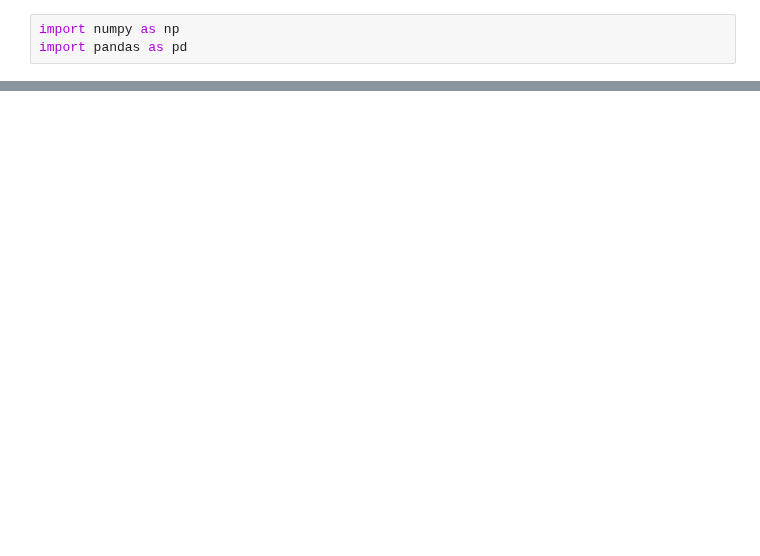
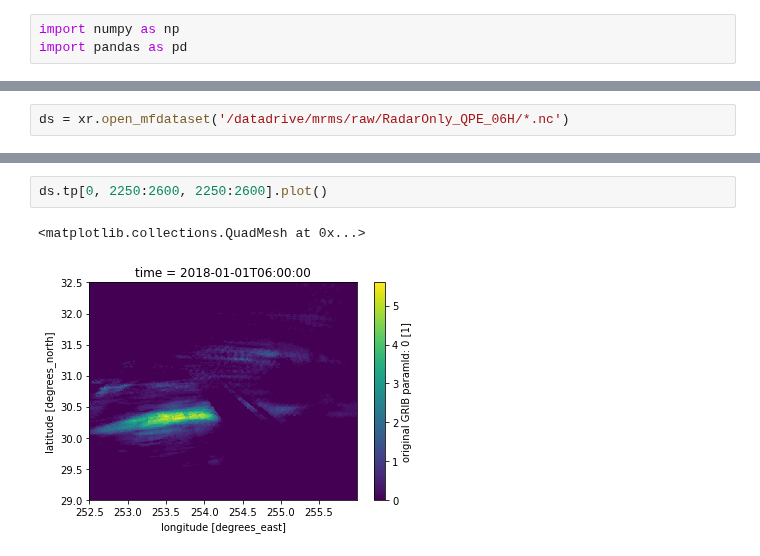
Before and after one commit to raspstephan/nwp-downscale, a Jupyter notebook: notebooks/tmp.ipynb, the cells around one changed output, grey strips where cells are left out. Drawn from its saved outputs; the diff is of its cells as text; blank space fills up the shorter version.

```diff
--- a/notebooks/tmp.ipynb
+++ b/notebooks/tmp.ipynb
@@ -31,0 +240,2 @@ ModuleNotFoundError: No module named 'ecmwfapi'
+# %%
+ds = xr.open_mfdataset('/datadrive/mrms/raw/RadarOnly_QPE_06H/*.nc')
@@ -31,0 +278,5 @@ ModuleNotFoundError: No module named 'ecmwfapi'
+# %%
+ds.tp[0, 2250:2600, 2250:2600].plot()
+# %% [output]
+<matplotlib.collections.QuadMesh at 0x...>
+[figure, added]
```
Also changed, not shown: parts of 25 cells of this notebook, 1 other file.
